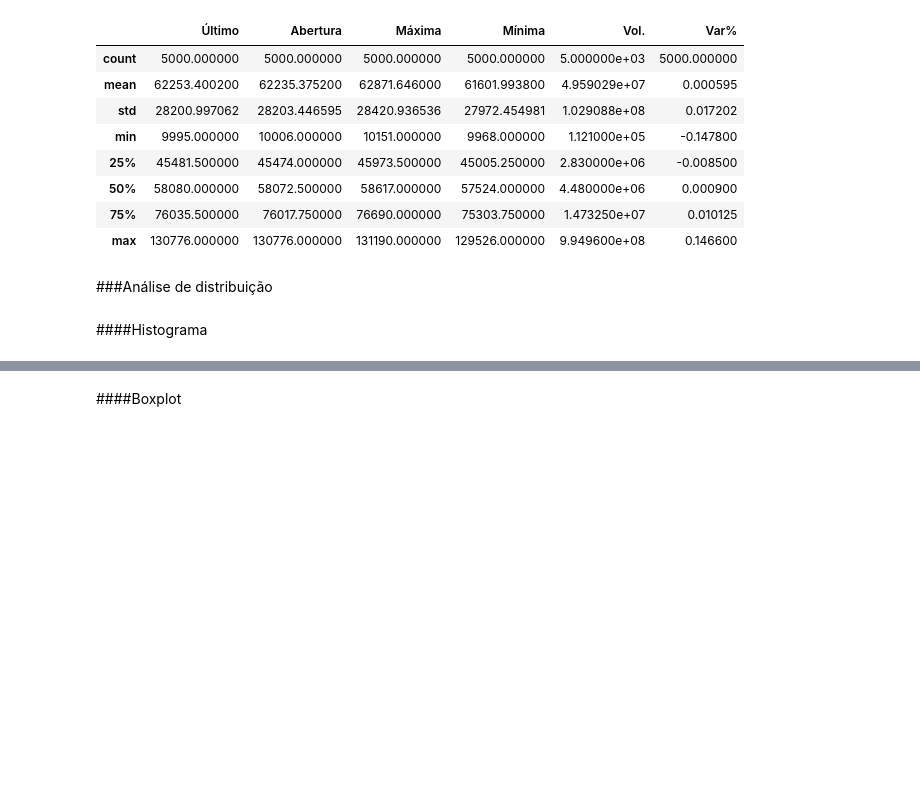
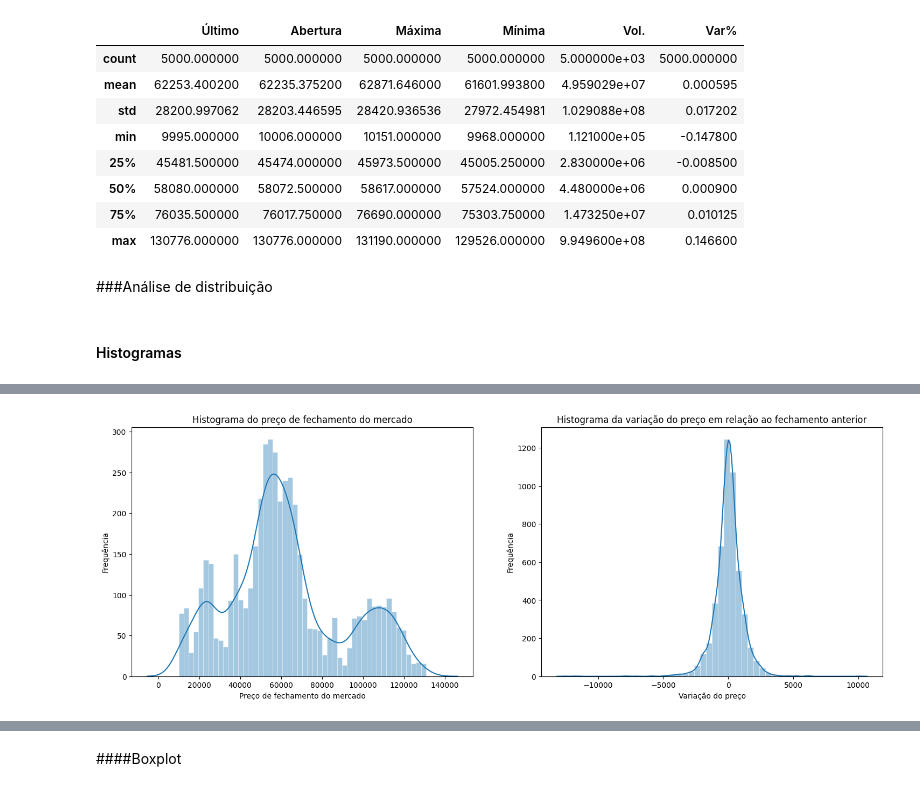
Before and after one commit to agcorrea/fiap-techchallenge-grupo41, a Jupyter notebook: fase-2/predicao-ibovespa.ipynb, the cells around one changed output, grey strips where cells are left out. Saved outputs shown, nothing was run; the diff lists cells and outputs as text; code cells hidden in the pictures; blank space fills up the shorter version.

Commit message:
Histograma e teste de normalidade para diferença de preço

```diff
--- a/fase-2/predicao-ibovespa.ipynb
+++ b/fase-2/predicao-ibovespa.ipynb
@@ -228,6 +229,6 @@ df.describe()
 # %% [markdown]
 ###Análise de distribuição
 # %% [markdown]
-####Histograma
+#### Histogramas
 # %% [markdown]
 A nossa variável target, que vamos querer prever, são os ***preços de fechamamento***, ou seja, a coluna *Último*.
@@ -235 +238,31 @@ Desta forma, O primeiro passo será verificar como nossa varivel target está di
 Para isso iremos plotar um **histograma** da coluna "*Ùltimo*" e realizar um ***teste de hipotese***.
+# %%
+_, axes = plt.subplots(1, 2, figsize=(18,6))
+
+# Histograma do preço de fechamento do mercado
+ax = sns.histplot(
+    df['Último'],
+    ax=axes[0],
+    kde=True, kde_kws=dict(cut=3),
+    alpha=.4, edgecolor=(1, 1, 1, .4),
+    bins=50,
+)
+ax.set_title('Histograma do preço de fechamento do mercado')
+ax.set_ylabel('Frequência')
+ax.set_xlabel('Preço de fechamento do mercado')
+
+# Histograma da variação do preço de fechamento do mercado
+ax = sns.histplot(
+    df['Último'].diff(1),
+    ax=axes[1],
+    kde=True, kde_kws=dict(cut=3),
+    alpha=.4, edgecolor=(1, 1, 1, .4),
+    bins=50,
+)
+ax.set_title('Histograma da variação do preço em relação ao fechamento anterior')
+ax.set_ylabel('Frequência')
+ax.set_xlabel('Variação do preço')
+
+plt.show()
+# %% [output]
+[figure, added]
```
Also changed, not shown: parts of 11 cells of this notebook.
